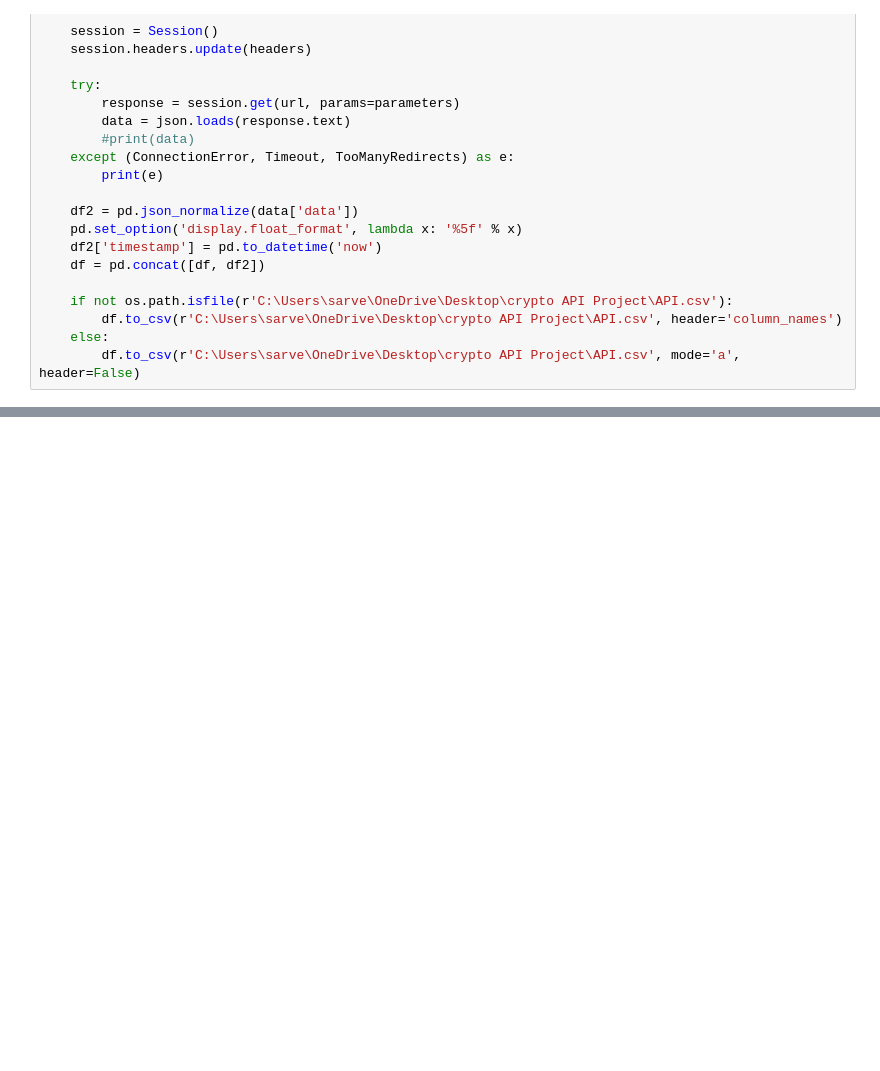
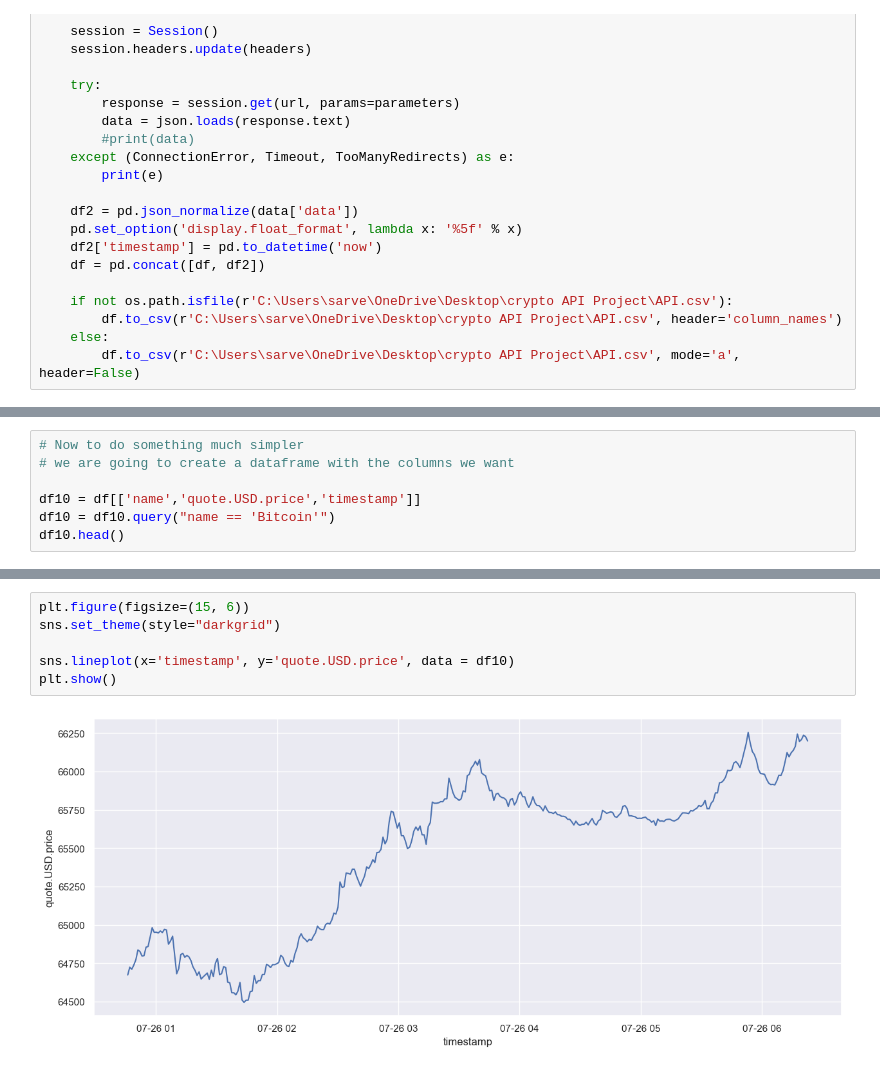
Before and after one commit to sarvesh-kr08/crypto-API-Project, a Jupyter notebook: crypto-API-Project.ipynb, the cells around one changed output, grey strips where cells are left out. Saved outputs shown, nothing was run; the diff lists cells and outputs as text; blank space fills up the shorter version.

```diff
--- a/crypto-API-Project.ipynb
+++ b/crypto-API-Project.ipynb
@@ -117,0 +199,7 @@ Error:
+# %%
+# Now to do something much simpler
+# we are going to create a dataframe with the columns we want
+
+df10 = df[['name','quote.USD.price','timestamp']]
+df10 = df10.query("name == 'Bitcoin'")
+df10.head()
@@ -117,0 +220,8 @@ Error:
+# %%
+plt.figure(figsize=(15, 6))
+sns.set_theme(style="darkgrid")
+
+sns.lineplot(x='timestamp', y='quote.USD.price', data = df10)
+plt.show()
+# %% [output]
+[figure, added]
```
Also changed, not shown: parts of 13 cells of this notebook.
